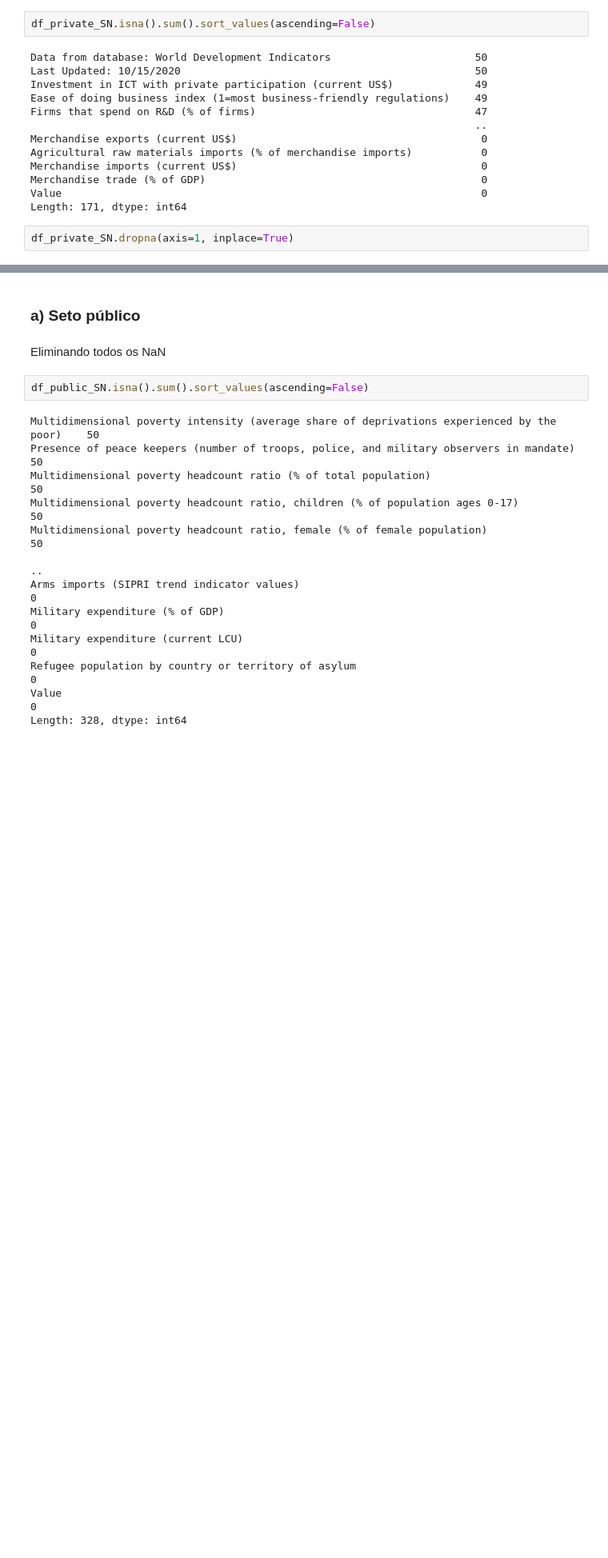
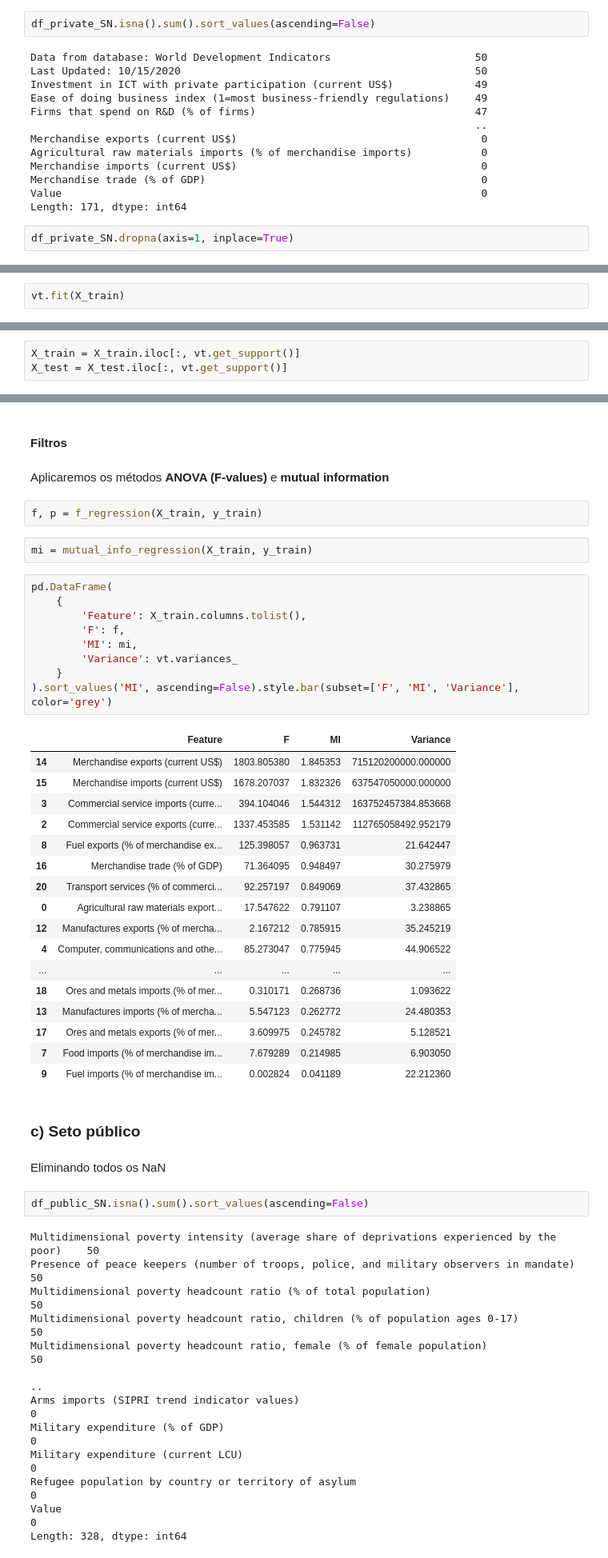
Before and after one commit to gus-phys/BRICS-hypothesis-test, a Jupyter notebook: selecao-de-caracteristicas.ipynb, the cells around one changed output, grey strips where cells are left out. Shown: that part at 80% size. Cells and saved outputs as stored; diff of their text form; blank space fills up the shorter version.

```diff
--- a/selecao-de-caracteristicas.ipynb
+++ b/selecao-de-caracteristicas.ipynb
@@ -189,0 +238,2 @@ Index(['Agricultural raw materials imports (% of merchandise imports)',
+# %%
+vt.fit(X_train)
@@ -189,0 +242,3 @@ Index(['Agricultural raw materials imports (% of merchandise imports)',
+# %%
+X_train = X_train.iloc[:, vt.get_support()]
+X_test = X_test.iloc[:, vt.get_support()]
@@ -190,5 +270,40 @@ Index(['Agricultural raw materials imports (% of merchandise imports)',
+# %% [markdown]
+#### Filtros
+# %% [markdown]
+Aplicaremos os métodos **ANOVA (F-values)** e **mutual information**
+# %%
+f, p = f_regression(X_train, y_train)
+# %%
+mi = mutual_info_regression(X_train, y_train)
+# %%
+pd.DataFrame(
+    {
+        'Feature': X_train.columns.tolist(),
+        'F': f,
+        'MI': mi,
+        'Variance': vt.variances_
+    }
+).sort_values('MI', ascending=False).style.bar(subset=['F', 'MI', 'Variance'], color='grey')
+# %% [output]
+|  | Feature | F | MI | Variance |
+| 14 | Merchandise exports (current US$) | 1803.805380 | 1.845353 | 715120200000.000000 |
+| 15 | Merchandise imports (current US$) | 1678.207037 | 1.832326 | 637547050000.000000 |
+| 3 | Commercial service imports (curre... | 394.104046 | 1.544312 | 163752457384.853668 |
+| 2 | Commercial service exports (curre... | 1337.453585 | 1.531142 | 112765058492.952179 |
+| 8 | Fuel exports (% of merchandise ex... | 125.398057 | 0.963731 | 21.642447 |
+| 16 | Merchandise trade (% of GDP) | 71.364095 | 0.948497 | 30.275979 |
+| 20 | Transport services (% of commerci... | 92.257197 | 0.849069 | 37.432865 |
+| 0 | Agricultural raw materials export... | 17.547622 | 0.791107 | 3.238865 |
+| 12 | Manufactures exports (% of mercha... | 2.167212 | 0.785915 | 35.245219 |
+| 4 | Computer, communications and othe... | 85.273047 | 0.775945 | 44.906522 |
+| ... | ... | ... | ... | ... |
+| 18 | Ores and metals imports (% of mer... | 0.310171 | 0.268736 | 1.093622 |
+| 13 | Manufactures imports (% of mercha... | 5.547123 | 0.262772 | 24.480353 |
+| 17 | Ores and metals exports (% of mer... | 3.609975 | 0.245782 | 5.128521 |
+| 7 | Food imports (% of merchandise im... | 7.679289 | 0.214985 | 6.903050 |
+| 9 | Fuel imports (% of merchandise im... | 0.002824 | 0.041189 | 22.212360 |
 # %% [markdown]
-### a) Seto público
+### c) Seto público
 # %% [markdown]
 Eliminando todos os NaN
 # %%
```
Also changed, not shown: parts of 56 cells of this notebook.
